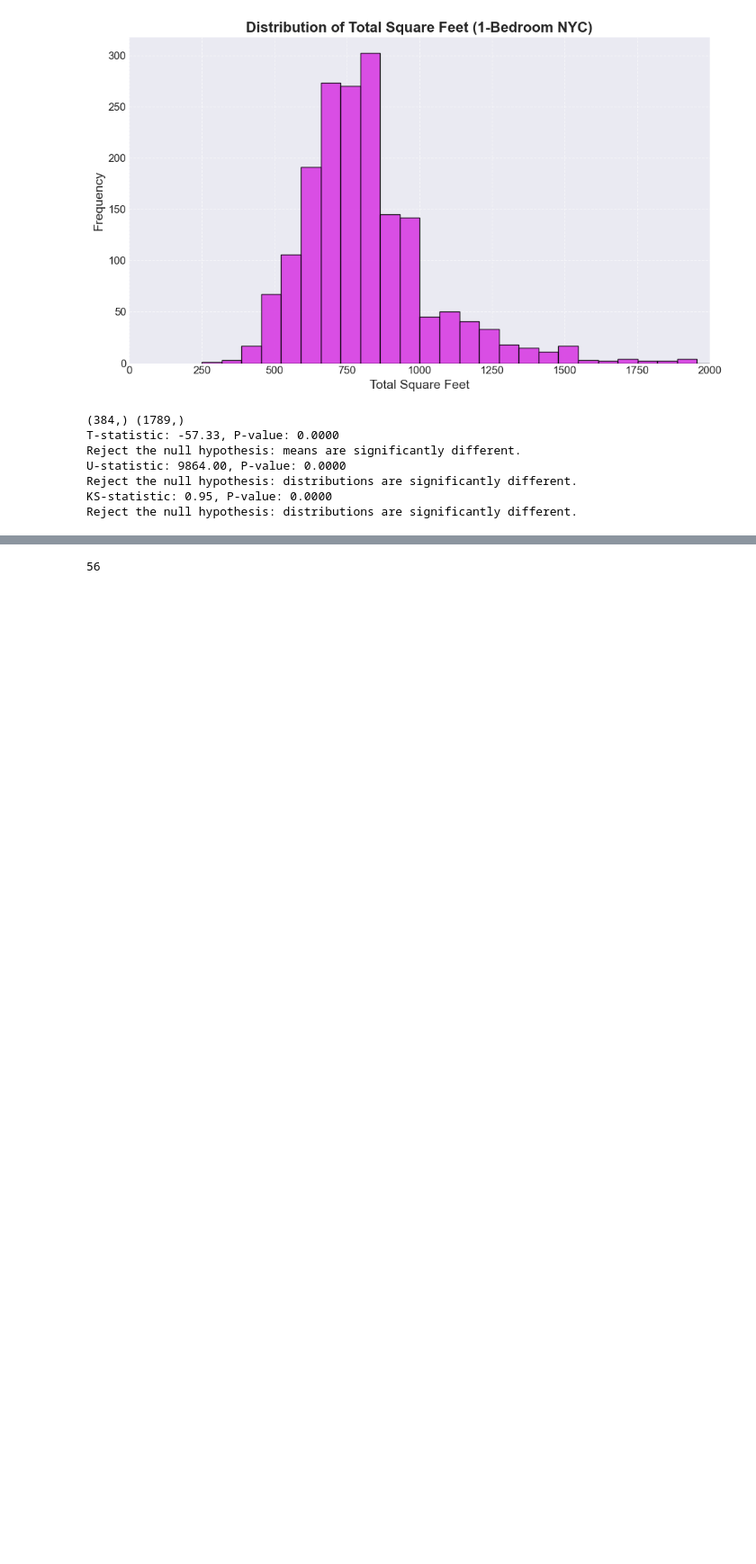
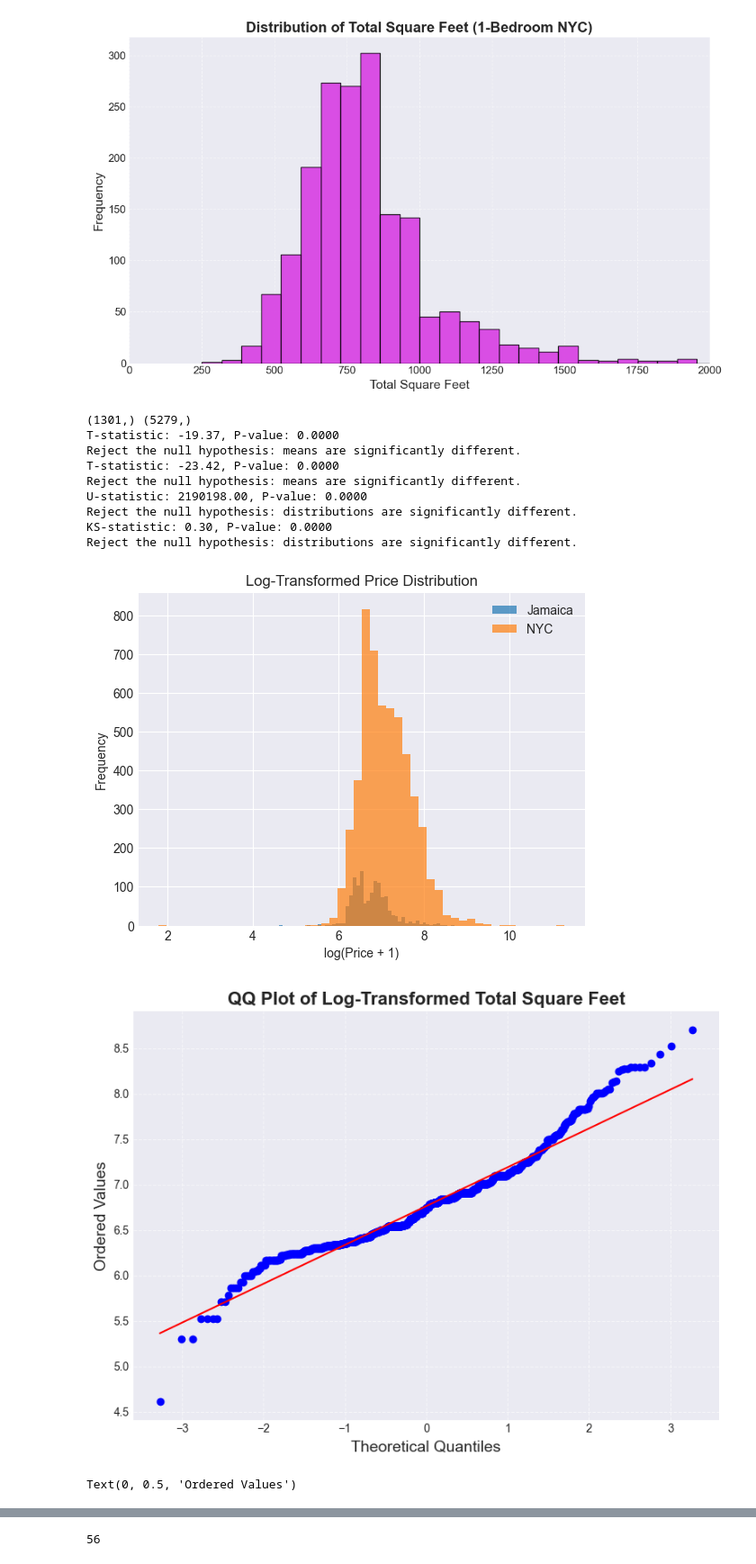
Before and after one commit to supernovaaa2024/RealEstateValuation, a Jupyter notebook: RealEstateStats.ipynb, the cells around one changed output, grey strips where cells are left out. Shown at 90% size. Cells and saved outputs as stored; diff of their text form; code cells hidden in the pictures; blank space fills up the shorter version.

```diff
--- a/RealEstateStats.ipynb
+++ b/RealEstateStats.ipynb
@@ -396,8 +396,8 @@ from scipy import stats
 # Here, we will use t-test and u-test to compare the means and distributions of two groups: 1-bedroom apartments in Jamaica and NYC.
 
 # Use t-test to compare means of two groups
-a = jamaicaOneBrnonan["Price"].dropna()
-b = nycdfOneB["Price"].dropna()
+a = jamaicadf["Total Square Feet"].dropna()
+b = nycdf["Total Square Feet"].dropna()
 print(a.shape, b.shape)
 t_stat, p_value = stats.ttest_ind(a, b, equal_var=False)
 
@@ -407,6 +407,17 @@ if p_value < 0.05:
 else:
     print("Fail to reject the null hypothesis: means are not significantly different.")
 # This indicates that the average square footage of 1-bedroom apartments is significantly different from that of
+
+# Log transform # the Total Square Feet columns to reduce skewness
+a_log = np.log1p(jamaicadf["Total Square Feet"].dropna())
+b_log = np.log1p(nycdf["Total Square Feet"].dropna())
+
+t_stat, p_value = stats.ttest_ind(a_log, b_log, equal_var=False)
+print(f"T-statistic: {t_stat:.2f}, P-value: {p_value:.4f}")
+if p_value < 0.05:
+    print("Reject the null hypothesis: means are significantly different.")
+else:
+    print("Fail to reject the null hypothesis: means are not significantly different.")
 
 # Use u-test to compare distributions
 u_stat, p_value = stats.mannwhitneyu(a, b, alternative='two-sided')
@@ -426,10 +437,39 @@ else:
 # This indicates that the distribution of square footage of 1-bedroom apartments is significantly different from that
 # of NYC.
 # %% [output]
-(384,) (1789,)
-T-statistic: -57.33, P-value: 0.0000
+(1301,) (5279,)
+T-statistic: -19.37, P-value: 0.0000
 Reject the null hypothesis: means are significantly different.
-U-statistic: 9864.00, P-value: 0.0000
+T-statistic: -23.42, P-value: 0.0000
+Reject the null hypothesis: means are significantly different.
+U-statistic: 2190198.00, P-value: 0.0000
 Reject the null hypothesis: distributions are significantly different.
-KS-statistic: 0.95, P-value: 0.0000
+KS-statistic: 0.30, P-value: 0.0000
 Reject the null hypothesis: distributions are significantly different.
+# %%
+plt.hist(a_log, bins=50, alpha=0.7, label='Jamaica')
+plt.hist(b_log, bins=50, alpha=0.7, label='NYC')
+plt.legend()
+plt.title("Log-Transformed Price Distribution")
+plt.xlabel("log(Price + 1)")
+plt.ylabel("Frequency")
+plt.show()
+# QQ Plot of Log-Transformed Total Square Feet for Jamaica
+plt.figure(figsize=(8, 6))
+stats.probplot(a_log, dist="norm", plot=plt)
+plt.title("QQ Plot of Log-Transformed Total Square Feet", fontsize=16, fontweight='bold')
+plt.xlabel("Theoretical Quantiles", fontsize=14)
+plt.ylabel("Ordered Values", fontsize=14)
+plt.grid(True, linestyle='--', alpha=0.6)
+plt.tight_layout()
+plt.show()
+# QQ Plot of Log-Transformed Total Square Feet for NYC
+plt.figure(figsize=(8, 6))
+stats.probplot(b_log, dist="norm", plot=plt)
+plt.title("QQ Plot of Log-Transformed Total Square Feet", fontsize=16, fontweight='bold')
+plt.xlabel("Theoretical Quantiles", fontsize=14)
+plt.ylabel("Ordered Values", fontsize=14)
+# %% [output]
+[figure, added]
+[figure, added]
+Text(0, 0.5, 'Ordered Values')
```
Also changed, not shown: parts of 7 cells of this notebook.
